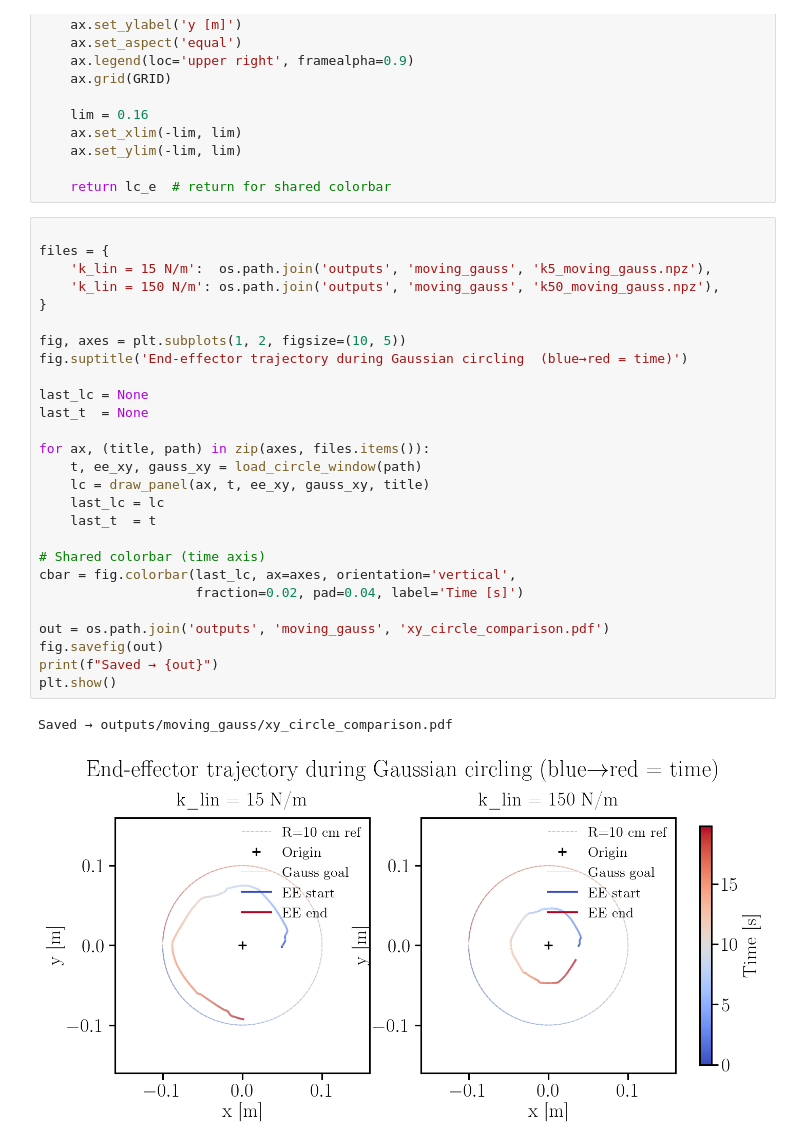
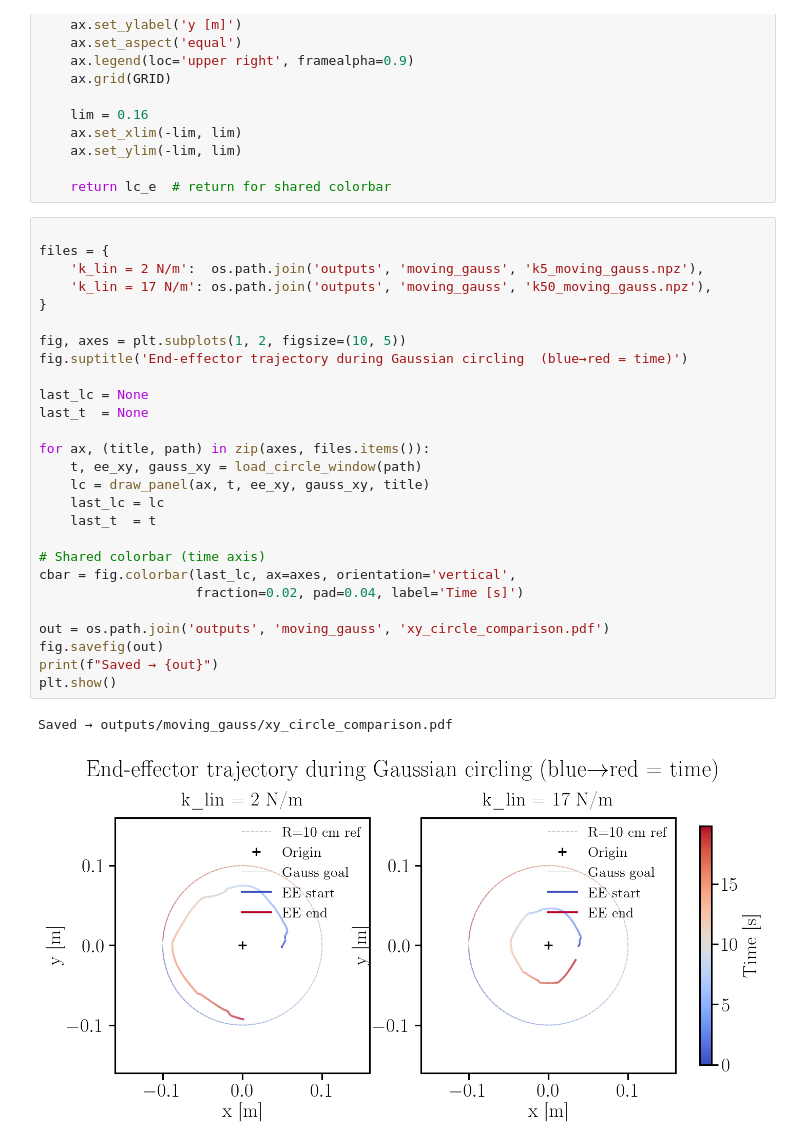
Before and after one commit to CREATE-Lab-EPFL/SoftVMC, a Jupyter notebook: GaussianElement/plot_gauss_moving_gauss.ipynb, the cells around one changed output. Saved outputs shown, nothing was run; the diff lists cells and outputs as text.

```diff
--- a/GaussianElement/plot_gauss_moving_gauss.ipynb
+++ b/GaussianElement/plot_gauss_moving_gauss.ipynb
@@ -86,30 +86,30 @@ def draw_panel(ax, t, ee_xy, gauss_xy, title: str, cmap_name='coolwarm'):
 # %%
 
 files = {
-    'k_lin = 15 N/m':  os.path.join('outputs', 'moving_gauss', 'k5_moving_gauss.npz'),
-    'k_lin = 150 N/m': os.path.join('outputs', 'moving_gauss', 'k50_moving_gauss.npz'),
+    'k_lin = 2 N/m':  os.path.join('outputs', 'moving_gauss', 'k5_moving_gauss.npz'),
+    'k_lin = 17 N/m': os.path.join('outputs', 'moving_gauss', 'k50_moving_gauss.npz'),
 }
 
 fig, axes = plt.subplots(1, 2, figsize=(10, 5))
 fig.suptitle('End-effector trajectory during Gaussian circling  (blue→red = time)')
 
 last_lc = None
 last_t  = None
 
 for ax, (title, path) in zip(axes, files.items()):
     t, ee_xy, gauss_xy = load_circle_window(path)
     lc = draw_panel(ax, t, ee_xy, gauss_xy, title)
     last_lc = lc
     last_t  = t
 
 # Shared colorbar (time axis)
 cbar = fig.colorbar(last_lc, ax=axes, orientation='vertical',
                     fraction=0.02, pad=0.04, label='Time [s]')
 
 out = os.path.join('outputs', 'moving_gauss', 'xy_circle_comparison.pdf')
 fig.savefig(out)
 print(f"Saved → {out}")
 plt.show()
 # %% [output]
 Saved → outputs/moving_gauss/xy_circle_comparison.pdf
-[figure, old version]
+[figure, new version]
```
Also changed, not shown: 47 other files.
